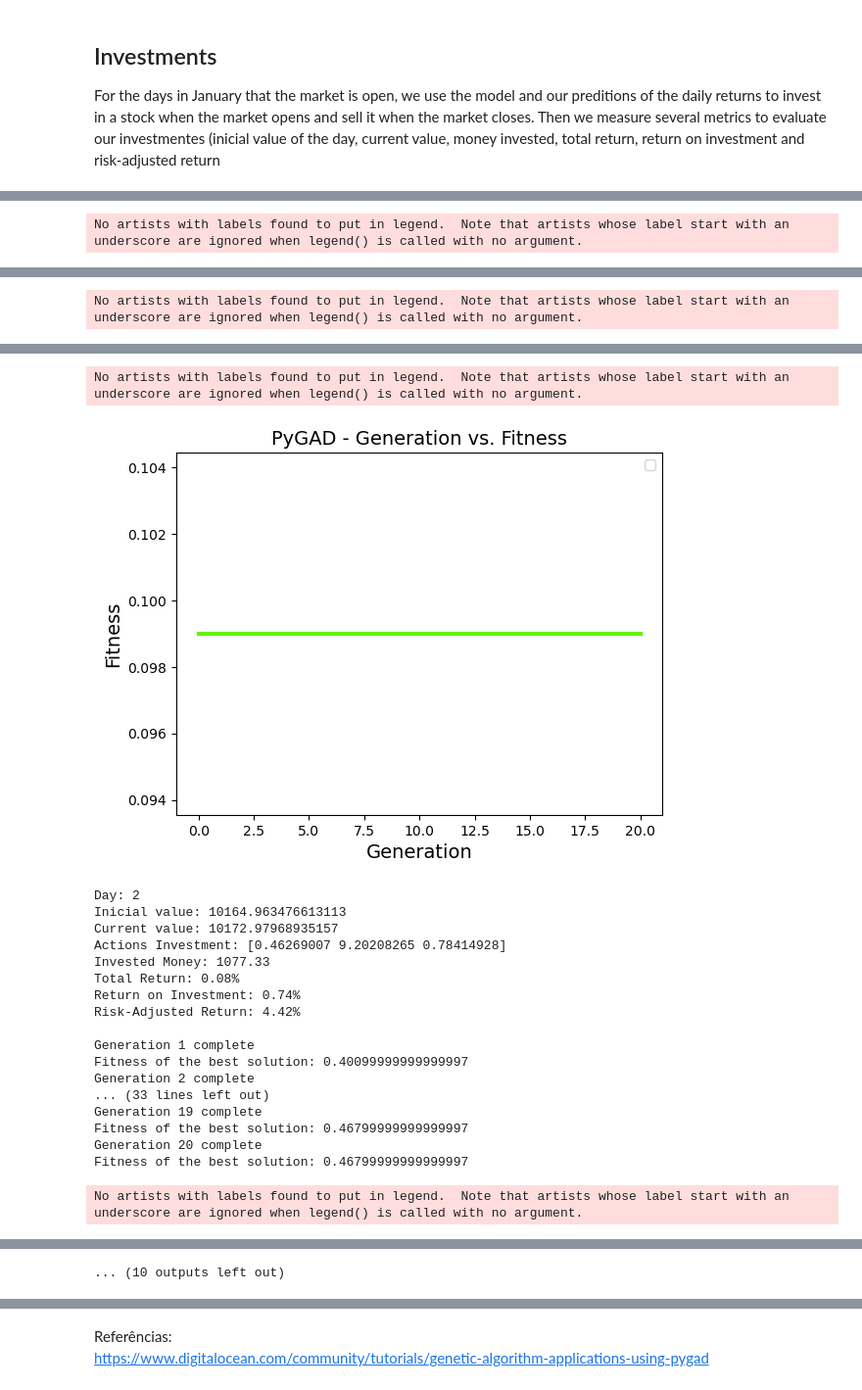
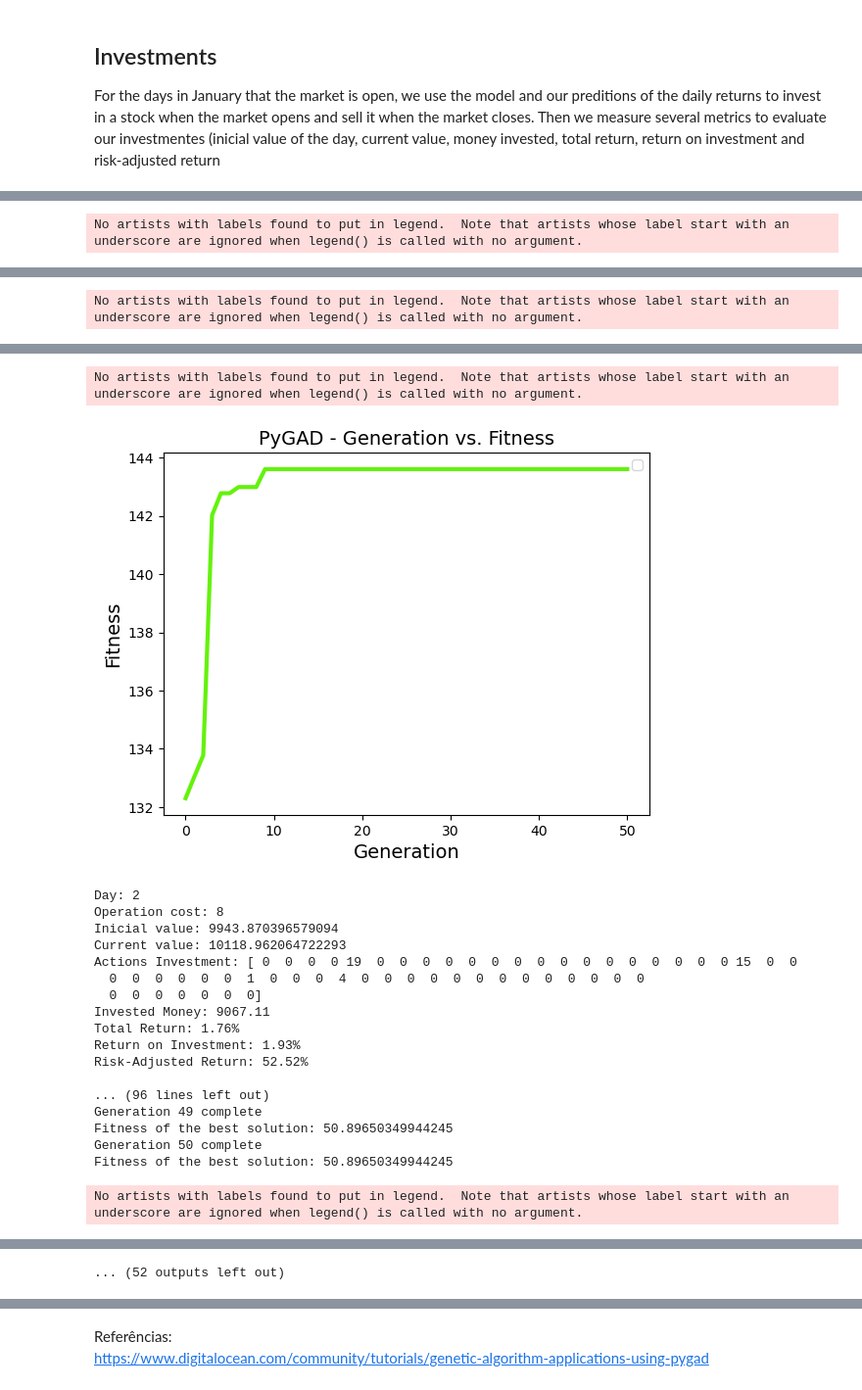
Before and after one commit to EstevesX10/SP500-Stock-Forecasting-and-Optimization, a Jupyter notebook: SP500 Stock Forecasting and Optimization/modelo_genetico.ipynb, the cells around one changed output, grey strips where cells are left out. Shown at 98% size. Saved outputs shown, nothing was run; the diff lists cells and outputs as text; code cells hidden in the pictures.

```diff
--- a/SP500 Stock Forecasting and Optimization/modelo_genetico.ipynb
+++ b/SP500 Stock Forecasting and Optimization/modelo_genetico.ipynb
@@ -113,10 +88,19 @@ risk_free_rate = 0.00959
+# %%
+def value(n_comp, initial_value, stocks, investment, close_prices):
+    current_value = initial_value - investment
+    for i in range(n_comp):
+        current_value += stocks[i]*close_prices[i]
+    return current_value
 # %% [markdown]
 ## Financial Metrics
 # %% [markdown]
 ### Invested Money in a day
 # %%
-def invested(n_comp, actions, open_prices):
-    sum = 0
+def invested(n_comp, stocks, open_prices):
+    inv = 0
     for i in range(n_comp):
-        sum += actions[i]*open_prices[i]
-    return sum
+        inv += stocks[i]*open_prices[i]
+    op = np.count_nonzero(stocks)
+    inv += op*2 # Operation cost
+    print(f"Operation cost: {op*2}")
+    return inv
@@ -132,7 +108,7 @@ def ret(n_comp, actions, close_prices, returns):
 ### Total Return
 It measures the total return of an investment
 # %%
-def TR(ending_value, starting_value, dividends):
+def TR(ending_value, starting_value):
     return ((ending_value - starting_value)/starting_value)*100
 # %% [markdown]
 ### Return on Investment
@@ -151,24 +127,32 @@ def RAR (avg_return, risk_free_rate, avg_vol):
 We created a genetic model to that adjust the number os stocks that we buy for each company, based on the expected returns of each company for that day. If a return is expected to be negative, the weght is automatically 0, else it can be a value in the range of 0 to 10. If the value invested is negative or above budget the return of the fitness function is -infinite, so that the model does't develop those values
 # %%
 def fitness_func(ga_instance, solution, sol_idx):
-    global daily_exp_returns, open_prices, current_value, day
+    global close_prices_exp, open_prices, current_value, day
 
-    expected_return = daily_exp_returns.iloc[day].values
+    exp_prices = close_prices_exp.iloc[day].values
+
     prices = open_prices.iloc[day].values
 
     weights = np.array(solution, dtype=int)
 
     invested = 0
     gains = 0
+    n_stocks = 0
 
     for i in range(n_comp):
-        if (expected_return[i] < 0):
+        if (exp_prices[i]-prices[i] < 0):
             weights[i] = 0
+        if (weights[i] != 0):
+            n_stocks += 1
+        invested += weights[i] * prices[i]
+        gains += weights[i]*(exp_prices[i]-prices[i])
 
-        invested += weights[i] * prices[i]
-        gains += weights[i]*expected_return[i]
-
-    if invested < 0 or invested > current_value:
+    op = np.count_nonzero(weights)
+    invested += op*2 # Operation cost
+    gains -= op*2
+    if invested < 0 or invested > current_value or n_stocks > 20:
         return -np.inf
 
+    ga_instance.best_weights = weights
+
     return gains
@@ -227,7 +227,7 @@ def daily_investment ():
 ## Investments
 For the days in January that the market is open, we use the model and our preditions of the daily returns to invest in a stock when the market opens and sell it when the market closes. Then we measure several metrics to evaluate our investmentes (inicial value of the day, current value, money invested, total return, return on investment and risk-adjusted return
 # %%
-for i in range (7):
+for i in range (0, 21):
     day = i
     daily_investment()
 # %% [output]
@@ -289,20 +289,20 @@ Fitness of the best solution: 0.09899999999999999
 No artists with labels found to put in legend.  Note that artists whose label start with an underscore are ignored when legend() is called with no argument.
-[figure, old version]
+[figure, new version]
 Day: 2
-Inicial value: 10164.963476613113
-Current value: 10172.97968935157
-Actions Investment: [0.46269007 9.20208265 0.78414928]
-Invested Money: 1077.33
-Total Return: 0.08%
-Return on Investment: 0.74%
-Risk-Adjusted Return: 4.42%
+Operation cost: 8
+Inicial value: 9943.870396579094
+Current value: 10118.962064722293
+Actions Investment: [ 0  0  0  0 19  0  0  0  0  0  0  0  0  0  0  0  0  0  0  0  0 15  0  0
+  0  0  0  0  0  0  1  0  0  0  4  0  0  0  0  0  0  0  0  0  0  0  0  0
+  0  0  0  0  0  0  0]
+Invested Money: 9067.11
+Total Return: 1.76%
+Return on Investment: 1.93%
+Risk-Adjusted Return: 52.52%
 
-Generation 1 complete
-Fitness of the best solution: 0.40099999999999997
-Generation 2 complete
-... (33 lines left out)
-Generation 19 complete
-Fitness of the best solution: 0.46799999999999997
-Generation 20 complete
-Fitness of the best solution: 0.46799999999999997
+... (96 lines left out)
+Generation 49 complete
+Fitness of the best solution: 50.89650349944245
+Generation 50 complete
+Fitness of the best solution: 50.89650349944245
 No artists with labels found to put in legend.  Note that artists whose label start with an underscore are ignored when legend() is called with no argument.
@@ -310 +310 @@ No artists with labels found to put in legend.  Note that artists whose label st
-... (10 outputs left out)
+... (52 outputs left out)
```
Also changed, not shown: parts of 20 cells of this notebook.
